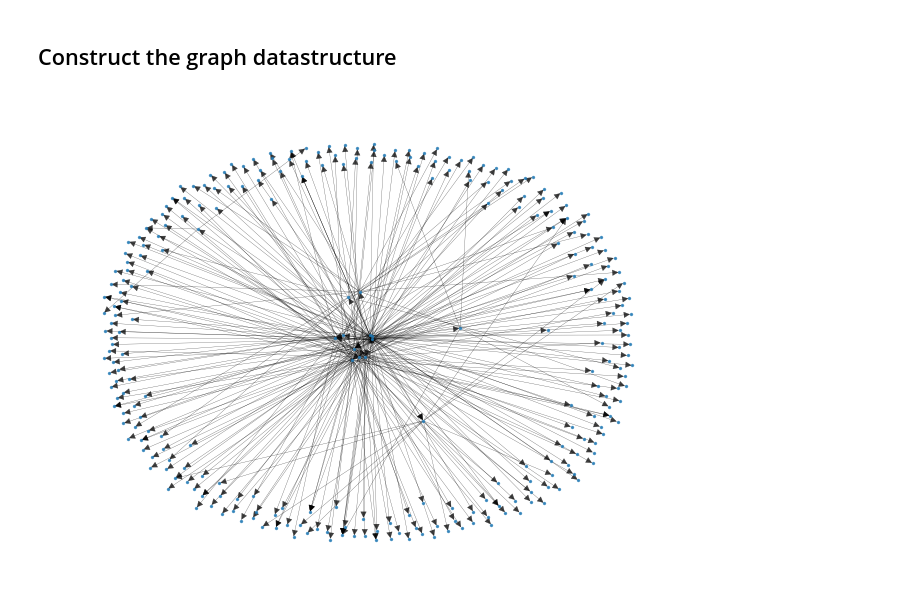
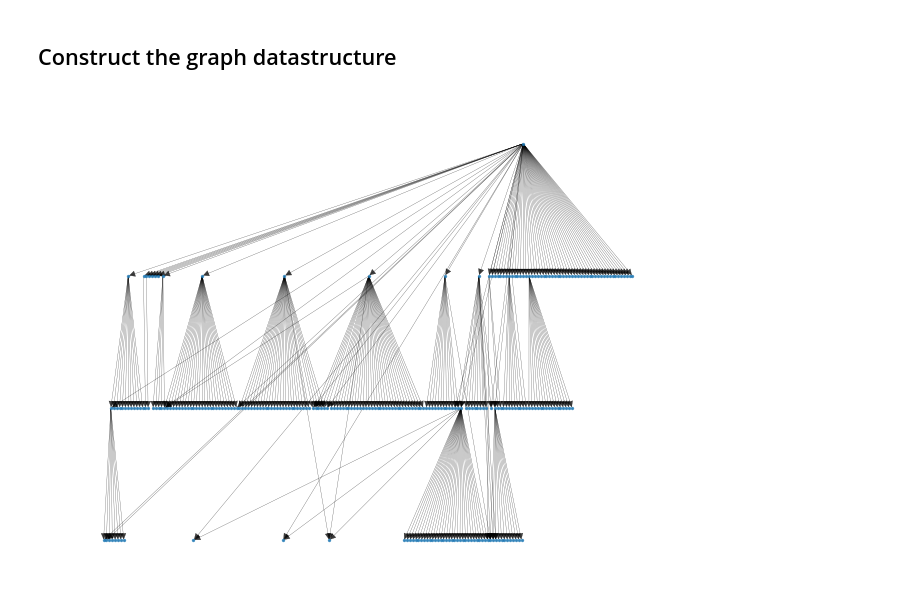
Before and after one commit to UncleSamulus/geniomhe-oop-biopython-pubmed, a Jupyter notebook: notebooks/citation_graph_breadth_first_search.ipynb, the cells around one changed output. Saved outputs shown, nothing was run; the diff lists cells and outputs as text; code cells hidden in the pictures.

Commit message:
feat: Add another layout for a 3-layers tree

```diff
--- a/notebooks/citation_graph_breadth_first_search.ipynb
+++ b/notebooks/citation_graph_breadth_first_search.ipynb
@@ -10,7 +10,7 @@ import pubmed.explorer
 # %%
 explorer = pubmed.explorer.Explorer()
 # %%
-root = explorer.breadth_first_exploration("31745237", max_depth=2)
+root = explorer.breadth_first_exploration("31745237", max_depth=3)
 # %% [markdown]
 ## Construct the graph datastructure
 # %%
@@ -26,6 +26,8 @@ while not q.empty():
         q.put(child)
         G.add_edge(current.data["pmid"], child.data["pmid"])
 # %%
-nx.draw(G, with_labels=False, node_size=2, edge_color="black", alpha=0.75, width=0.2)
+# Tree layout
+pos = nx.nx_agraph.graphviz_layout(G, prog="dot")
+nx.draw(G, pos, with_labels=False, node_size=2, edge_color="black", alpha=0.75, width=0.2)
 # %% [output]
-[figure, old version]
+[figure, new version]
```
Also changed, not shown: 1 other file.
